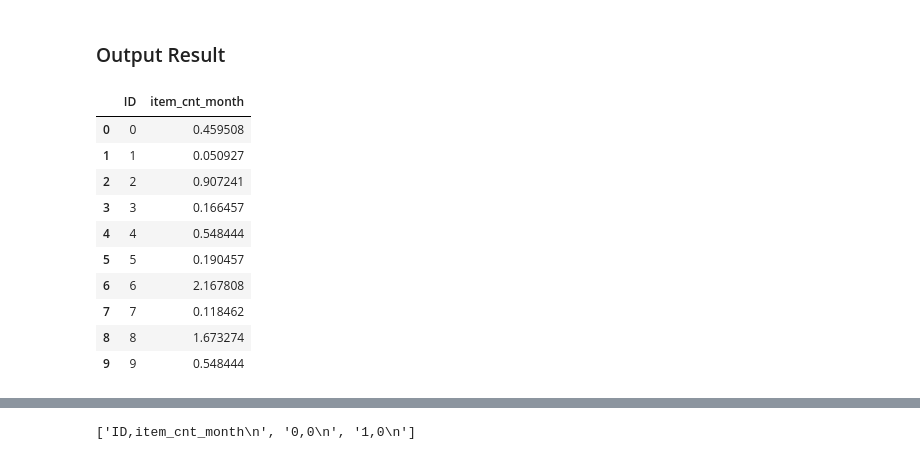
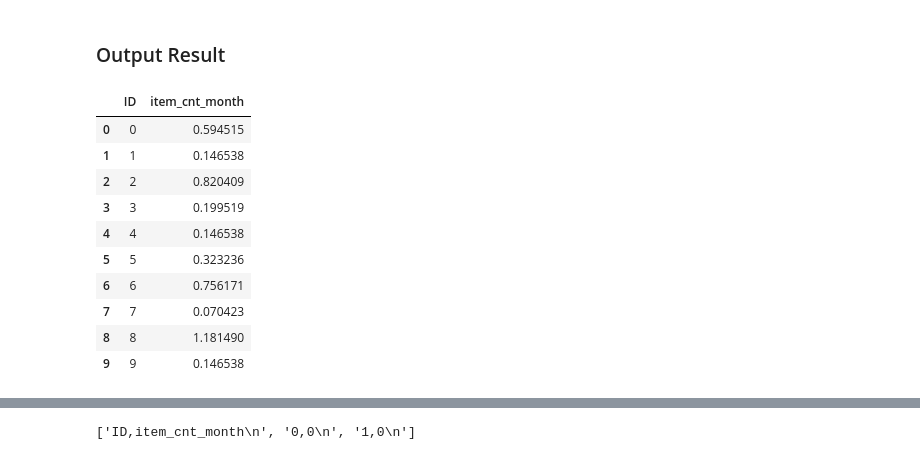
Before and after one commit to kkchuchu/kkchuchu.mushroom, a Jupyter notebook: kaggle/predict_future_sales/Predict Future Sales.ipynb, the cells around one changed output, grey strips where cells are left out. Saved outputs shown, nothing was run; the diff lists cells and outputs as text; code cells hidden in the pictures.

```diff
--- a/kaggle/predict_future_sales/Predict Future Sales.ipynb
+++ b/kaggle/predict_future_sales/Predict Future Sales.ipynb
@@ -300,6 +286,6 @@ x_column = list(set(p_series.columns) - set(id_) - set(y_column))
 # %%
-xgbr = xgb.XGBRegressor(**param).fit(p_series[x_column], p_series[y_column])
+xgbr = xgb.XGBRegressor(**param).fit(xgboost_middle[xgboost_middle_x_column], xgboost_middle['y_real'])
 # %%
-p_series['y_xgb_predict'] = xgbr.predict(p_series[x_column])
-p_series.head()
+xgboost_middle['y_xgb_predict'] = xgbr.predict(xgboost_middle[xgboost_middle_x_column])
+xgboost_middle.head()
 # %% [output]
@@ -318,7 +313,8 @@ sns.regplot(x="y_xgb_predict", y=y_column[0], data=p_series, color='b')
 # %%
+test_with_cat = join_category(test)
 len(test_with_cat)
-test_with_x_feature = test_with_cat.merge(p_series, left_on=id_, right_on=id_, how="left").fillna(0.0)
-test_with_x_feature['item_category_id'] = test_with_x_feature['item_category_id_x']
+test_with_x_feature = test_with_cat.merge(xgboost_middle, left_on=id_, right_on=id_, how="left").fillna(0.0)
+# test_with_x_feature['item_category_id'] = test_with_x_feature['item_category_id_x']
 test_with_x_feature.head()
 # %% [output]
 214200
@@ -332,5 +328,5 @@ test_with_x_feature.head()
 # %%
-test_with_x_feature["y_xgb_predict"] = xgbr.predict(test_with_x_feature[x_column])
+test_with_x_feature["y_xgb_predict"] = xgbr.predict(test_with_x_feature[xgboost_middle_x_column])
 # %%
 # compute error
 np.sqrt(mean_squared_error(test_with_x_feature[y_column],
@@ -367,18 +363,18 @@ array([ 0.45950845,  0.0509274 ,  0.90724134, ...,  0.01143768,
 ### Output Result
 # %%
 # Output
-sub = pd.DataFrame({'ID':test_with_x_feature.ID,'item_cnt_month': preds })
+sub = pd.DataFrame({'ID':test_with_x_feature.ID,'item_cnt_month': test_with_x_feature["y_xgb_predict"] })
 sub.head(10)
 # %% [output]
 |  | ID | item_cnt_month |
-| 0 | 0 | 0.459508 |
-| 1 | 1 | 0.050927 |
-| 2 | 2 | 0.907241 |
-| 3 | 3 | 0.166457 |
-| 4 | 4 | 0.548444 |
-| 5 | 5 | 0.190457 |
-| 6 | 6 | 2.167808 |
-| 7 | 7 | 0.118462 |
-| 8 | 8 | 1.673274 |
-| 9 | 9 | 0.548444 |
+| 0 | 0 | 0.594515 |
+| 1 | 1 | 0.146538 |
+| 2 | 2 | 0.820409 |
+| 3 | 3 | 0.199519 |
+| 4 | 4 | 0.146538 |
+| 5 | 5 | 0.323236 |
+| 6 | 6 | 0.756171 |
+| 7 | 7 | 0.070423 |
+| 8 | 8 | 1.181490 |
+| 9 | 9 | 0.146538 |
 # %%
```
Also changed, not shown: parts of 14 cells of this notebook, 2 other files.
